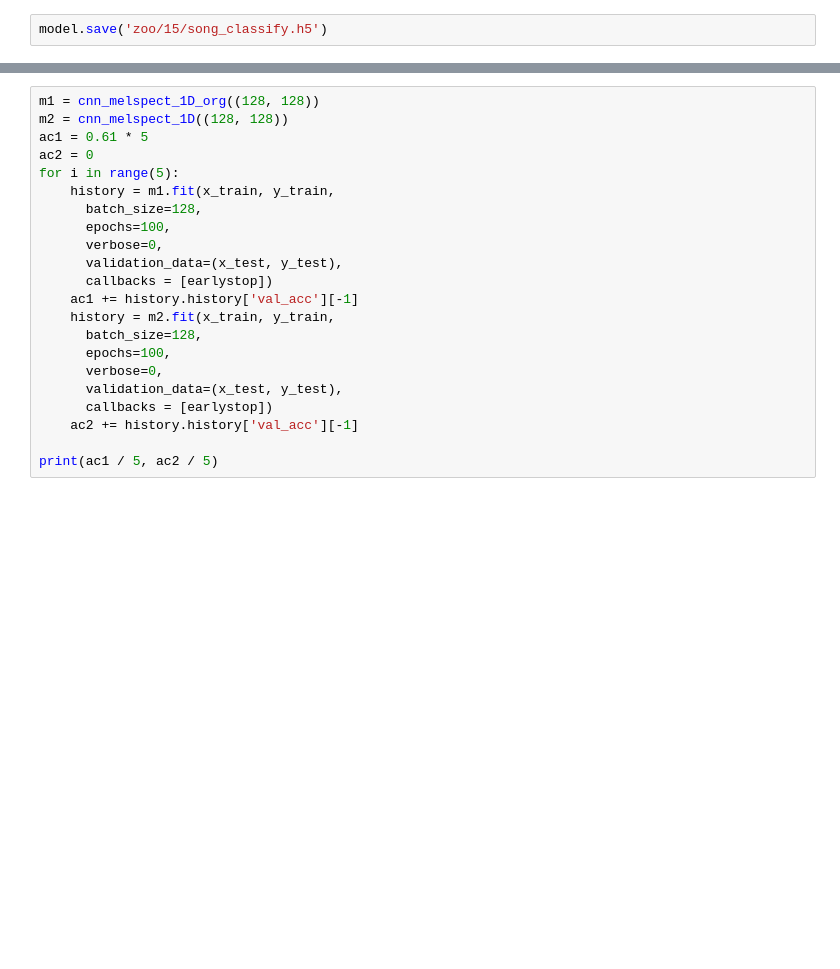
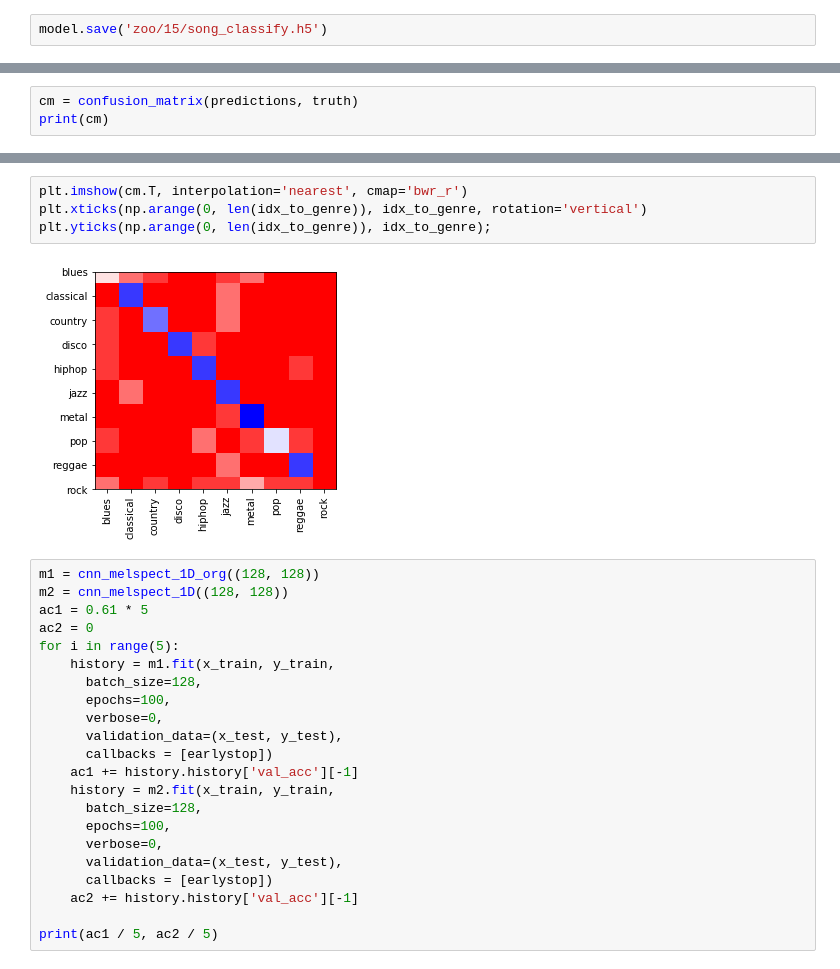
Before and after one commit to mrduhart/learn-deep-learning, a Jupyter notebook: 15.1 Song Classification.ipynb, the cells around one changed output, grey strips where cells are left out. Drawn from its saved outputs; the diff is of its cells as text; blank space fills up the shorter version.

```diff
--- a/15.1 Song Classification.ipynb
+++ b/15.1 Song Classification.ipynb
@@ -359,0 +369,3 @@ plt.show()
+# %%
+cm = confusion_matrix(predictions, truth)
+print(cm)
@@ -360,3 +383,9 @@ plt.show()
+# %%
+plt.imshow(cm.T, interpolation='nearest', cmap='bwr_r')
+plt.xticks(np.arange(0, len(idx_to_genre)), idx_to_genre, rotation='vertical')
+plt.yticks(np.arange(0, len(idx_to_genre)), idx_to_genre);
+# %% [output]
+[figure, added]
 # %%
 m1 = cnn_melspect_1D_org((128, 128))
 m2 = cnn_melspect_1D((128, 128))
```
Also changed, not shown: parts of 15 cells of this notebook, 1 other file.
